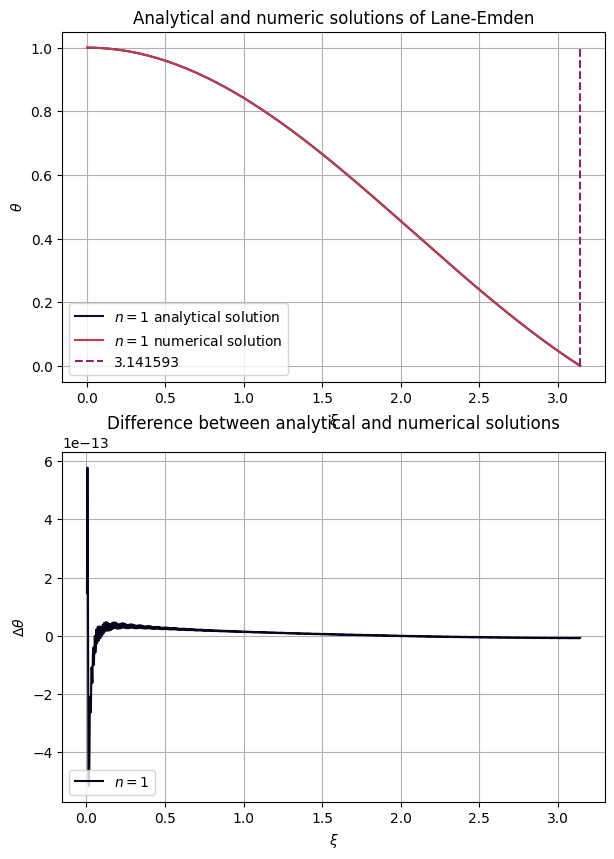
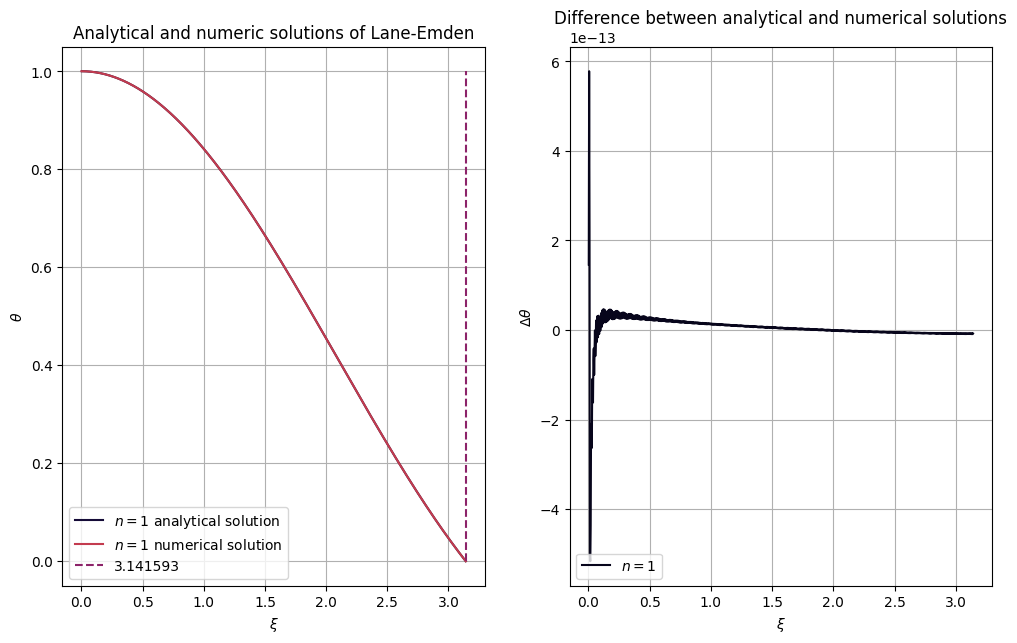
Unified diff of the notebook cell whose output changed from the first chart to the second:
--- before
+++ after
@@ -1,4 +1,4 @@
 # Graphing this with the time steps used previously,
-fig, ax = plt.subplots(2, 1, dpi=100, figsize=(7, 10))
+fig, ax = plt.subplots(1, 2, dpi=100, figsize=(12, 5))
 
 ax[0].plot(t_1, le_analytical(t_1, 1), c=colours[2], label=r'$n=1$ analytical solution')

Commit: Added CTA200 project folder and pdf